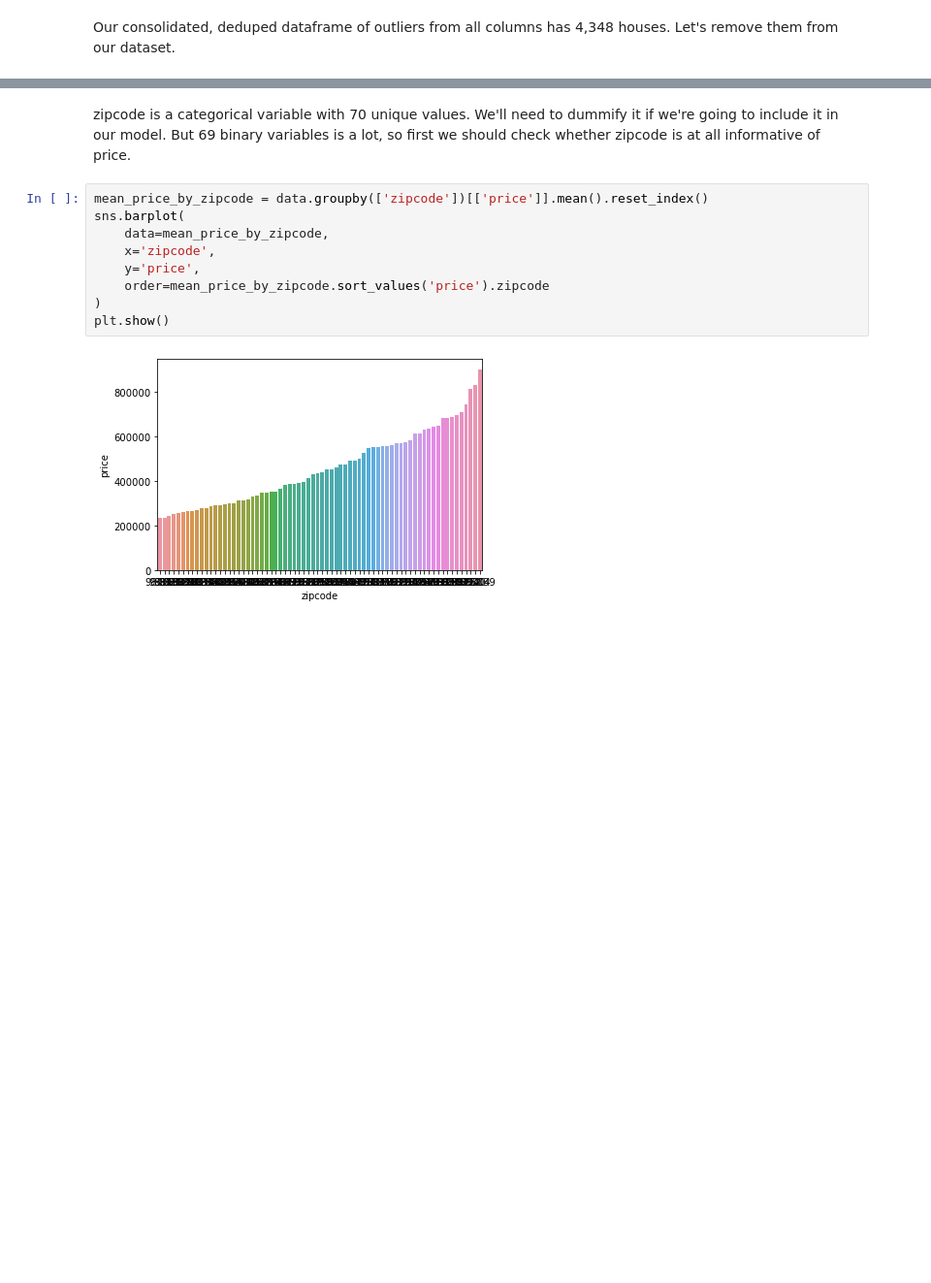
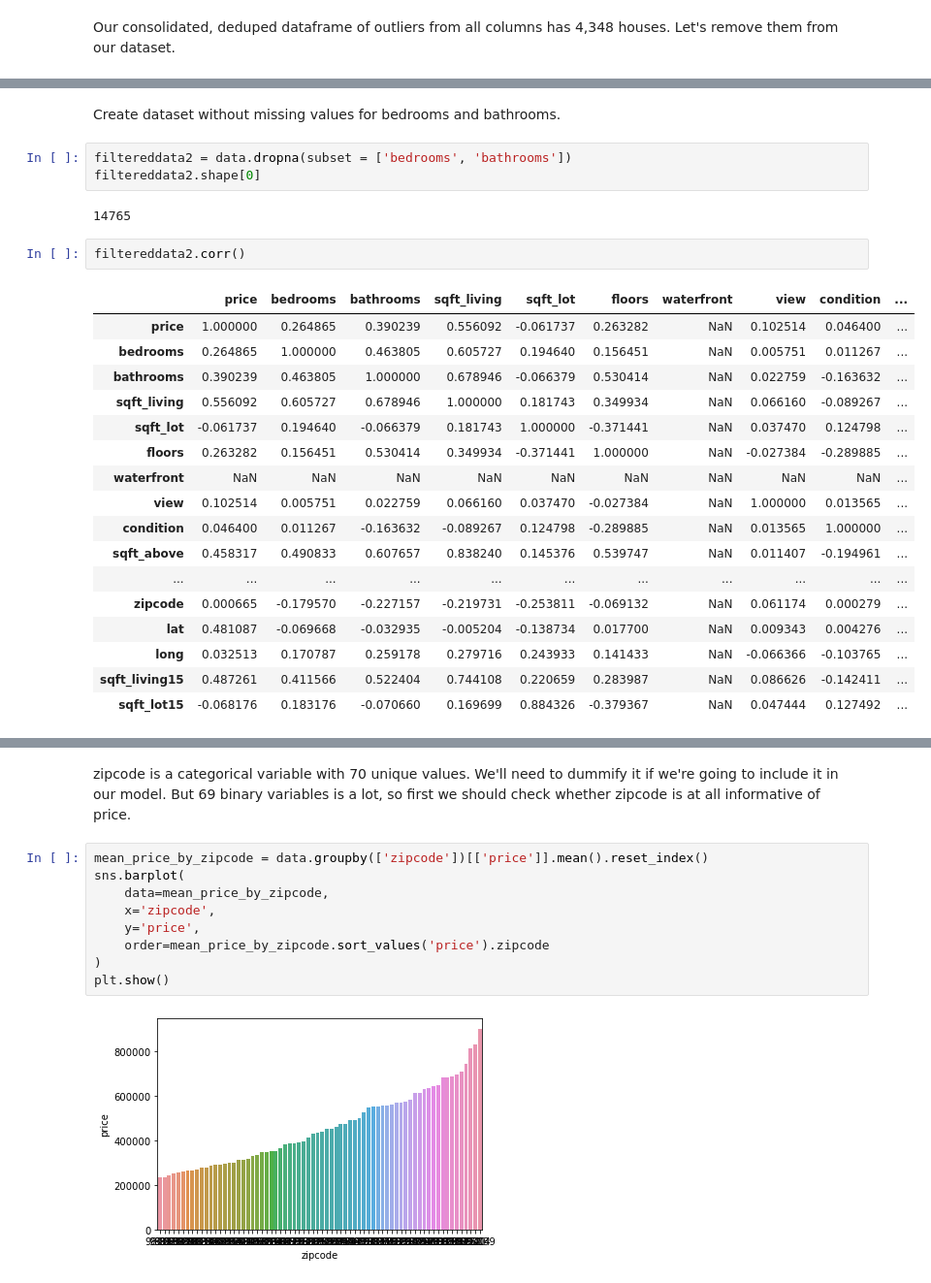
Before and after one commit to andrewabeles/seattle_home_sales, a Jupyter notebook: eda.ipynb, the cells around one changed output, grey strips where cells are left out. Shown at 97% size. Saved outputs shown, nothing was run; the diff lists cells and outputs as text; blank space fills up the shorter version.

```diff
--- a/eda.ipynb
+++ b/eda.ipynb
@@ -298,0 +452,27 @@ data.drop(['id', 'grade'], axis=1, inplace=True)
+# %% [markdown]
+Create dataset without missing values for bedrooms and bathrooms.
+# %%
+filtereddata2 = data.dropna(subset = ['bedrooms', 'bathrooms'])
+filtereddata2.shape[0]
+# %% [output]
+14765
+# %%
+filtereddata2.corr()
+# %% [output]
+|  | price | bedrooms | bathrooms | sqft_living | sqft_lot | floors | waterfront | view | condition | ... |
+| price | 1.000000 | 0.264865 | 0.390239 | 0.556092 | -0.061737 | 0.263282 | NaN | 0.102514 | 0.046400 | ... |
+| bedrooms | 0.264865 | 1.000000 | 0.463805 | 0.605727 | 0.194640 | 0.156451 | NaN | 0.005751 | 0.011267 | ... |
+| bathrooms | 0.390239 | 0.463805 | 1.000000 | 0.678946 | -0.066379 | 0.530414 | NaN | 0.022759 | -0.163632 | ... |
+| sqft_living | 0.556092 | 0.605727 | 0.678946 | 1.000000 | 0.181743 | 0.349934 | NaN | 0.066160 | -0.089267 | ... |
+| sqft_lot | -0.061737 | 0.194640 | -0.066379 | 0.181743 | 1.000000 | -0.371441 | NaN | 0.037470 | 0.124798 | ... |
+| floors | 0.263282 | 0.156451 | 0.530414 | 0.349934 | -0.371441 | 1.000000 | NaN | -0.027384 | -0.289885 | ... |
+| waterfront | NaN | NaN | NaN | NaN | NaN | NaN | NaN | NaN | NaN | ... |
+| view | 0.102514 | 0.005751 | 0.022759 | 0.066160 | 0.037470 | -0.027384 | NaN | 1.000000 | 0.013565 | ... |
+| condition | 0.046400 | 0.011267 | -0.163632 | -0.089267 | 0.124798 | -0.289885 | NaN | 0.013565 | 1.000000 | ... |
+| sqft_above | 0.458317 | 0.490833 | 0.607657 | 0.838240 | 0.145376 | 0.539747 | NaN | 0.011407 | -0.194961 | ... |
+| ... | ... | ... | ... | ... | ... | ... | ... | ... | ... | ... |
+| zipcode | 0.000665 | -0.179570 | -0.227157 | -0.219731 | -0.253811 | -0.069132 | NaN | 0.061174 | 0.000279 | ... |
+| lat | 0.481087 | -0.069668 | -0.032935 | -0.005204 | -0.138734 | 0.017700 | NaN | 0.009343 | 0.004276 | ... |
+| long | 0.032513 | 0.170787 | 0.259178 | 0.279716 | 0.243933 | 0.141433 | NaN | -0.066366 | -0.103765 | ... |
+| sqft_living15 | 0.487261 | 0.411566 | 0.522404 | 0.744108 | 0.220659 | 0.283987 | NaN | 0.086626 | -0.142411 | ... |
+| sqft_lot15 | -0.068176 | 0.183176 | -0.070660 | 0.169699 | 0.884326 | -0.379367 | NaN | 0.047444 | 0.127492 | ... |
```
Also changed, not shown: parts of 76 cells of this notebook.
